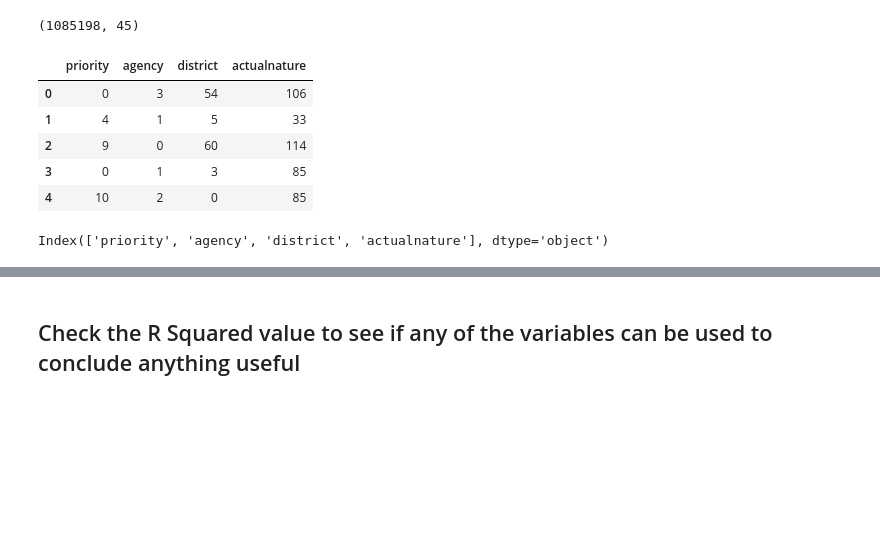
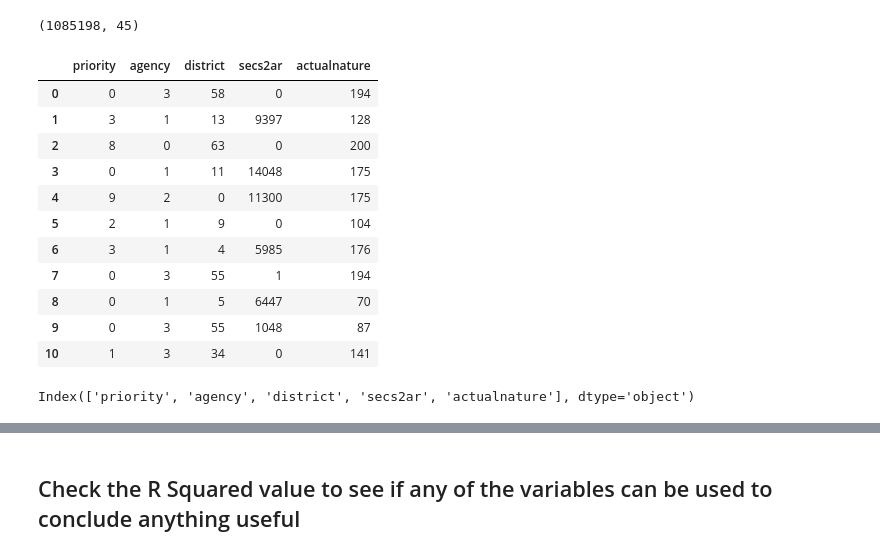
Before and after one commit to UNCG-CSE/Guilford_EMS, a Jupyter notebook: src/Machine Learning.ipynb, the cells around one changed output, grey strips where cells are left out. Cells and saved outputs as stored; diff of their text form; code cells hidden in the pictures; blank space fills up the shorter version.

```diff
--- a/src/Machine Learning.ipynb
+++ b/src/Machine Learning.ipynb
@@ -69,26 +69,32 @@ calls.shape
 newdf = calls.drop(columns=['inci_id', 'parent_id', 'case_id', 'callsource', 'street', 'city',
        'streetonly', 'geox', 'geoy', 'nature', 'nature2', 'medprior', 'meddislvl', 'rptonly', 'service',
        'statbeat', 'ra', 'gp', 'primeunit', 'cancelled', 'closecode',
-       'dayOfWeek', 'secs2rt', 'secs2di', 'secs2en', 'secs2ar', 'secs2tr',
+       'dayOfWeek', 'secs2rt', 'secs2di', 'secs2en', 'secs2tr',
        'secs2lc', 'secsdi2en', 'secsdi2ar', 'secsar2tr', 'secsar2lc',
        'secsrt2dsp', 'secstr2lc', 'firstdisp', 'long', 'lat', 'year', 'month',
        'dayOfMonth', 'hour'])
 # %%
 #use sklearn label encoder to convert strings to numbers that can be used for calculations
 from sklearn.preprocessing import LabelEncoder
 labelencoder=LabelEncoder()
 for col in newdf.columns:
     newdf[col] = labelencoder.fit_transform(newdf[col].astype(str))
 
-newdf.head()
+newdf.head(11)
 # %% [output]
-|  | priority | agency | district | actualnature |
-| 0 | 0 | 3 | 54 | 106 |
-| 1 | 4 | 1 | 5 | 33 |
-| 2 | 9 | 0 | 60 | 114 |
-| 3 | 0 | 1 | 3 | 85 |
-| 4 | 10 | 2 | 0 | 85 |
+|  | priority | agency | district | secs2ar | actualnature |
+| 0 | 0 | 3 | 58 | 0 | 194 |
+| 1 | 3 | 1 | 13 | 9397 | 128 |
+| 2 | 8 | 0 | 63 | 0 | 200 |
+| 3 | 0 | 1 | 11 | 14048 | 175 |
+| 4 | 9 | 2 | 0 | 11300 | 175 |
+| 5 | 2 | 1 | 9 | 0 | 104 |
+| 6 | 3 | 1 | 4 | 5985 | 176 |
+| 7 | 0 | 3 | 55 | 1 | 194 |
+| 8 | 0 | 1 | 5 | 6447 | 70 |
+| 9 | 0 | 3 | 55 | 1048 | 87 |
+| 10 | 1 | 3 | 34 | 0 | 141 |
 # %%
 newdf.columns
 # %% [output]
-Index(['priority', 'agency', 'district', 'actualnature'], dtype='object')
+Index(['priority', 'agency', 'district', 'secs2ar', 'actualnature'], dtype='object')
```
Also changed, not shown: parts of 21 cells of this notebook.
